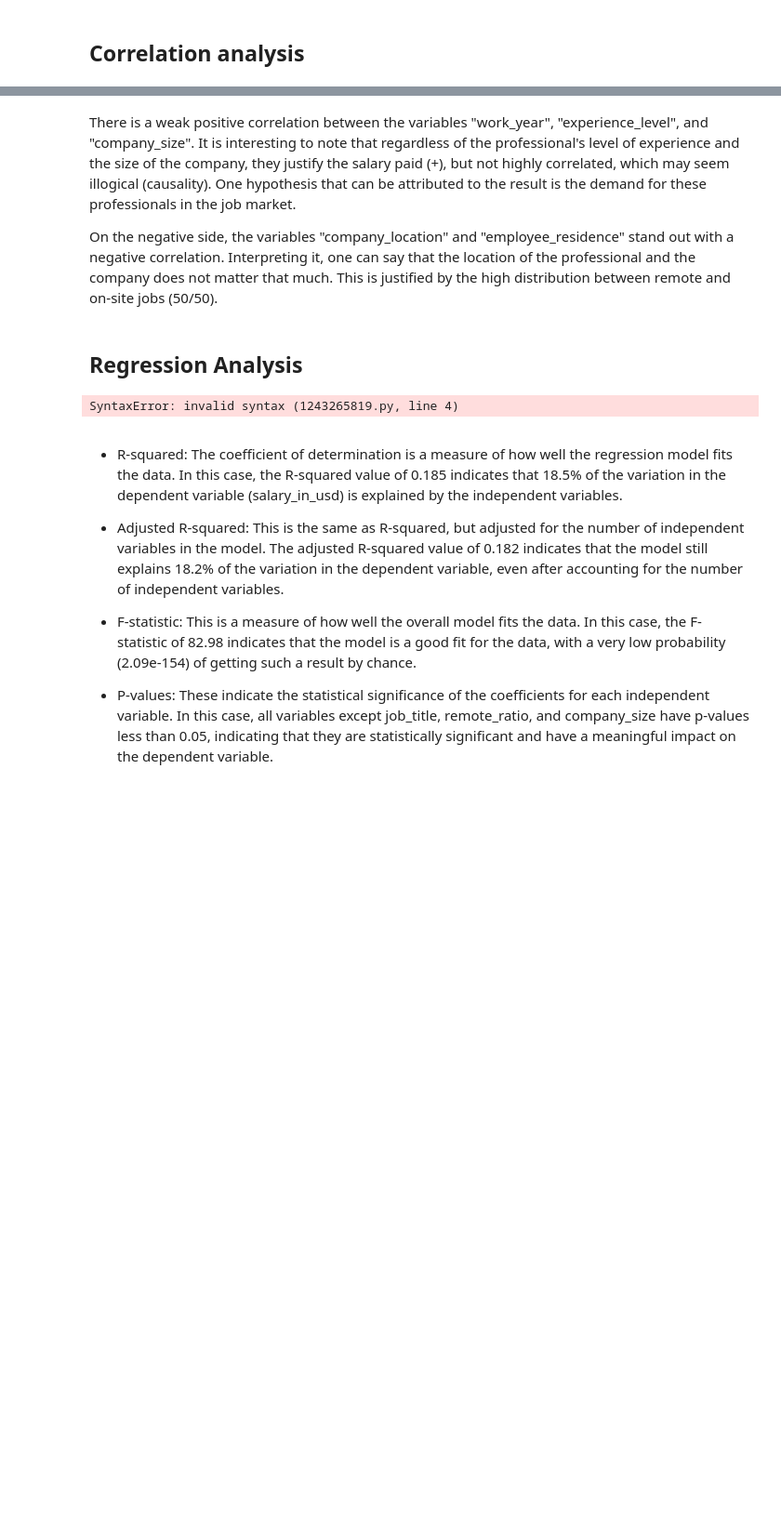
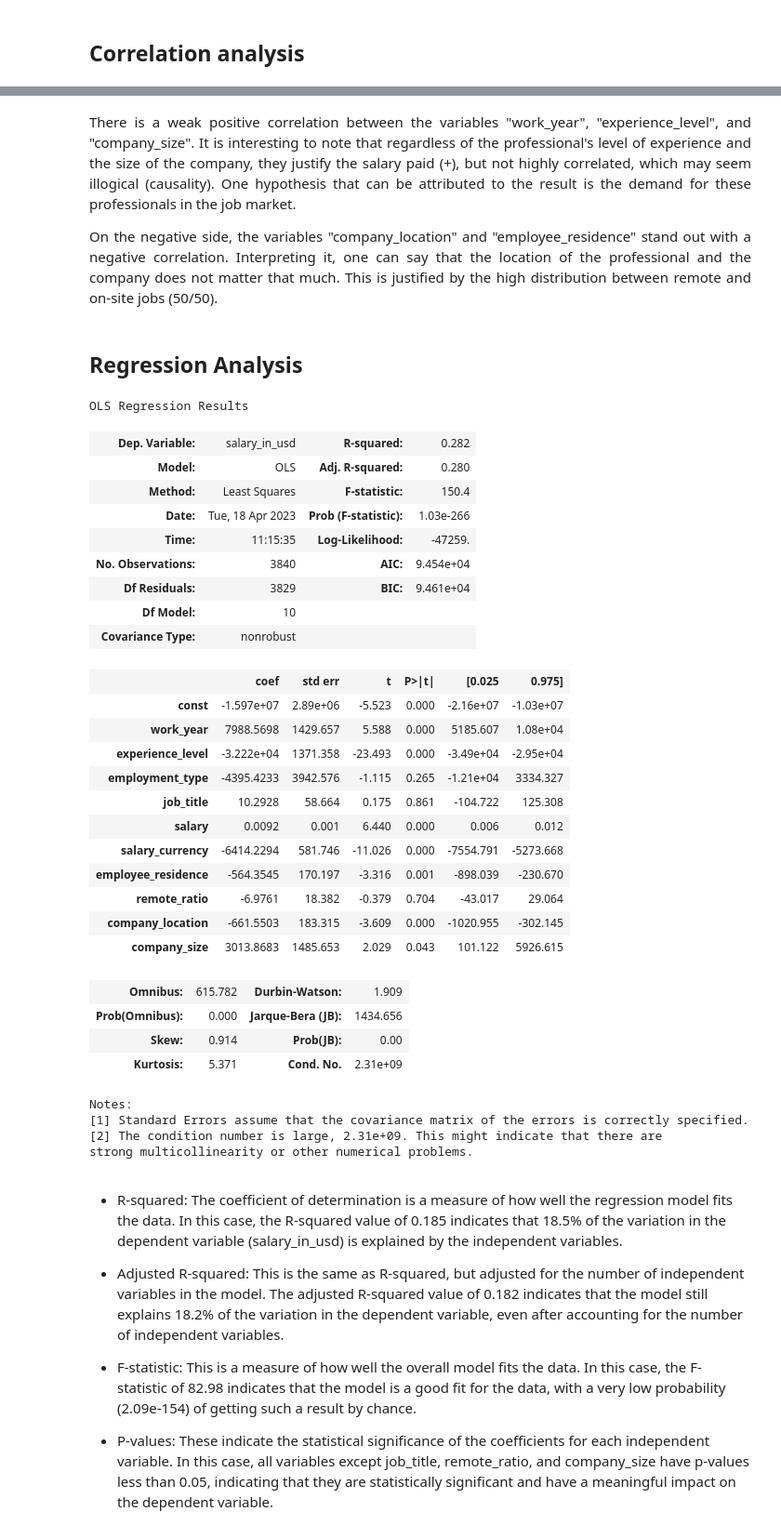
Before and after one commit to viniciusparede/data-science-job-salaries, a Jupyter notebook: notebooks/eda.ipynb, the cells around one changed output, grey strips where cells are left out. Shown at 93% size. Saved outputs shown, nothing was run; the diff lists cells and outputs as text; code cells hidden in the pictures; blank space fills up the shorter version.

```diff
--- a/notebooks/eda.ipynb
+++ b/notebooks/eda.ipynb
@@ -1646,18 +1649,20 @@ fig.show()
 # %% [markdown]
 ## Correlation analysis
 # %%
+# Make a copy of the original dataframe
 df_copy = df.copy()
 
-# Selecionar as colunas categóricas
-colunas_categoricas = df_copy.select_dtypes(include=["object"]).columns
+# Select categorical columns
+categorical_columns = df_copy.select_dtypes(include=["object"]).columns
 
-# Aplicar factorize em cada coluna categórica
-for coluna in colunas_categoricas:
-    df_copy[coluna], _ = pd.factorize(df_copy[coluna])
+# Apply factorize to each categorical column
+for column in categorical_columns:
+    df_copy[column], _ = pd.factorize(df_copy[column])
 
-# Calcule a matriz de correlação entre todos os atributos numéricos e "salario"
+# Compute the correlation matrix between all numerical features and "salary"
 corr_matrix = df_copy.corr(method="spearman")["salary_in_usd"].sort_values(
     ascending=True
 )
+
 corr_matrix
 # %% [output]
@@ -1701,39 +1706,65 @@ fig.update_layout(
 # Show figure
 fig.show()
 # %% [markdown]
-There is a weak positive correlation between the variables "work_year", "experience_level", and "company_size". It is interesting to note that regardless of the professional's level of experience and the size of the company, they justify the salary paid (+), but not highly correlated, which may seem illogical (causality). One hypothesis that can be attributed to the result is the demand for these professionals in the job market.
+<p style='text-align: justify;'>There is a weak positive correlation between the variables "work_year", "experience_level", and "company_size". It is interesting to note that regardless of the professional's level of experience and the size of the company, they justify the salary paid (+), but not highly correlated, which may seem illogical (causality). One hypothesis that can be attributed to the result is the demand for these professionals in the job market.</p>
 
-On the negative side, the variables "company_location" and "employee_residence" stand out with a negative correlation. Interpreting it, one can say that the location of the professional and the company does not matter that much. This is justified by the high distribution between remote and on-site jobs (50/50).
+<p style='text-align: justify;'>On the negative side, the variables "company_location" and "employee_residence" stand out with a negative correlation. Interpreting it, one can say that the location of the professional and the company does not matter that much. This is justified by the high distribution between remote and on-site jobs (50/50).</p>
 # %% [markdown]
 ## Regression Analysis
 # %%
-import pandas as pd
+# Copy the original dataframe
+data = df.copy()
 
+# Select categorical columns
+categorical_columns = data.select_dtypes(include=["object"]).columns
 
-data = df.copy()Output
+# Apply factorize to each categorical column
+for column in categorical_columns:
+    data[column], _ = pd.factorize(data[column])
 
-# Selecionar as colunas categóricas
-colunas_categoricas = data.select_dtypes(include=["object"]).columns
-
-# Aplicar factorize em cada coluna categórica
-for coluna in colunas_categoricas:
-    data[coluna], _ = pd.factorize(data[coluna])
-
-
-# Define a variável dependente e as independentes
+# Define the dependent and independent variables
 y = data["salary_in_usd"]
 X = data.drop("salary_in_usd", axis=1)
 
-# Adiciona a constante
+# Add the constant
 X = sm.add_constant(X)
 
-# Ajusta o modelo de regressão
+# Fit the regression model
 model = sm.OLS(y, X).fit()
 
-# Imprime os resultados
+# Print the results summary
 model.summary()
 # %% [output]
-SyntaxError: invalid syntax (1243265819.py, line 4)
+OLS Regression Results
+| Dep. Variable: | salary_in_usd | R-squared: | 0.282 |
+| Model: | OLS | Adj. R-squared: | 0.280 |
+| Method: | Least Squares | F-statistic: | 150.4 |
+| Date: | Tue, 18 Apr 2023 | Prob (F-statistic): | 1.03e-266 |
+| Time: | 11:15:35 | Log-Likelihood: | -47259. |
+| No. Observations: | 3840 | AIC: | 9.454e+04 |
+| Df Residuals: | 3829 | BIC: | 9.461e+04 |
+| Df Model: | 10 |  |  |
+| Covariance Type: | nonrobust |  |  |
+|  | coef | std err | t | P>|t| | [0.025 | 0.975] |
+| const | -1.597e+07 | 2.89e+06 | -5.523 | 0.000 | -2.16e+07 | -1.03e+07 |
+| work_year | 7988.5698 | 1429.657 | 5.588 | 0.000 | 5185.607 | 1.08e+04 |
+| experience_level | -3.222e+04 | 1371.358 | -23.493 | 0.000 | -3.49e+04 | -2.95e+04 |
+| employment_type | -4395.4233 | 3942.576 | -1.115 | 0.265 | -1.21e+04 | 3334.327 |
+| job_title | 10.2928 | 58.664 | 0.175 | 0.861 | -104.722 | 125.308 |
+| salary | 0.0092 | 0.001 | 6.440 | 0.000 | 0.006 | 0.012 |
+| salary_currency | -6414.2294 | 581.746 | -11.026 | 0.000 | -7554.791 | -5273.668 |
+| employee_residence | -564.3545 | 170.197 | -3.316 | 0.001 | -898.039 | -230.670 |
+| remote_ratio | -6.9761 | 18.382 | -0.379 | 0.704 | -43.017 | 29.064 |
+| company_location | -661.5503 | 183.315 | -3.609 | 0.000 | -1020.955 | -302.145 |
+| company_size | 3013.8683 | 1485.653 | 2.029 | 0.043 | 101.122 | 5926.615 |
+| Omnibus: | 615.782 | Durbin-Watson: | 1.909 |
+| Prob(Omnibus): | 0.000 | Jarque-Bera (JB): | 1434.656 |
+| Skew: | 0.914 | Prob(JB): | 0.00 |
+| Kurtosis: | 5.371 | Cond. No. | 2.31e+09 |
+Notes:
+[1] Standard Errors assume that the covariance matrix of the errors is correctly specified.
+[2] The condition number is large, 2.31e+09. This might indicate that there are
+strong multicollinearity or other numerical problems.
 # %% [markdown]
  - R-squared: The coefficient of determination is a measure of how well the regression model fits the data. In this case, the R-squared value of 0.185 indicates that 18.5% of the variation in the dependent variable (salary_in_usd) is explained by the independent variables.
 
```
Also changed, not shown: parts of 74 cells of this notebook.
